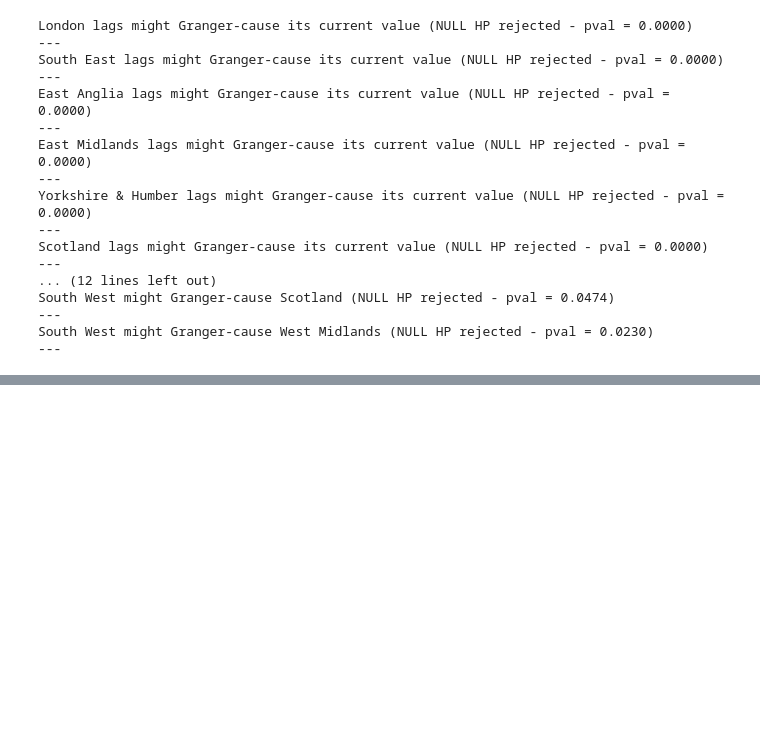
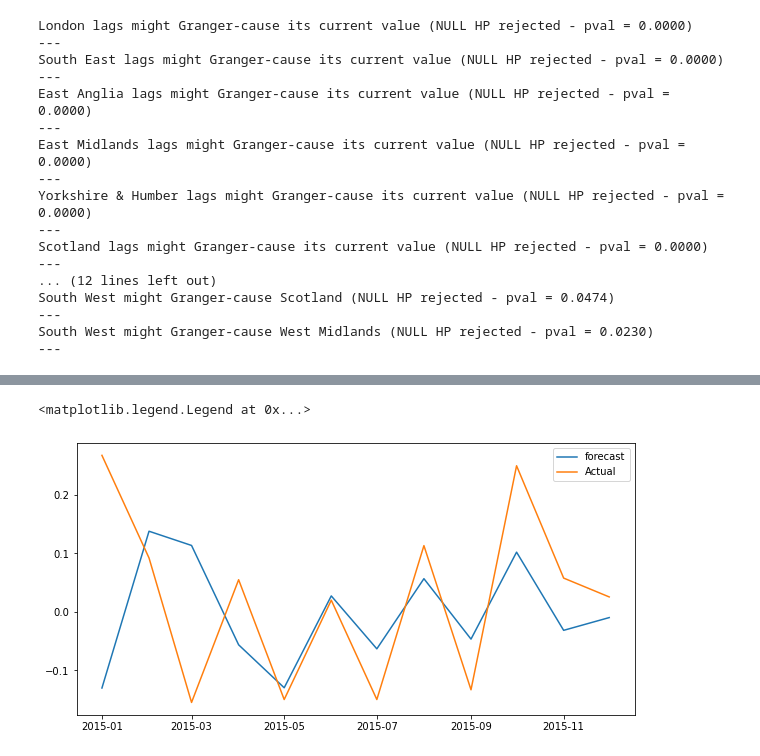
Before and after one commit to colinmburugu/Group_6_interns, a Jupyter notebook: Vector Auto Regression.ipynb, the cells around one changed output, grey strips where cells are left out. Saved outputs shown, nothing was run; the diff lists cells and outputs as text; code cells hidden in the pictures; blank space fills up the shorter version.

```diff
--- a/Vector Auto Regression.ipynb
+++ b/Vector Auto Regression.ipynb
@@ -822,0 +917,8 @@ South West might Granger-cause West Midlands (NULL HP rejected - pval = 0.0230)
+# %%
+plt.figure(figsize=(10, 5))
+plt.plot(df_pred['date'], df_pred['South East_1d'], label = "forecast")
+plt.plot(df_pred['date'], test['South East'][:12], label = "Actual")
+plt.legend()
+# %% [output]
+<matplotlib.legend.Legend at 0x...>
+[figure, added]
```
Also changed, not shown: parts of 17 cells of this notebook.
